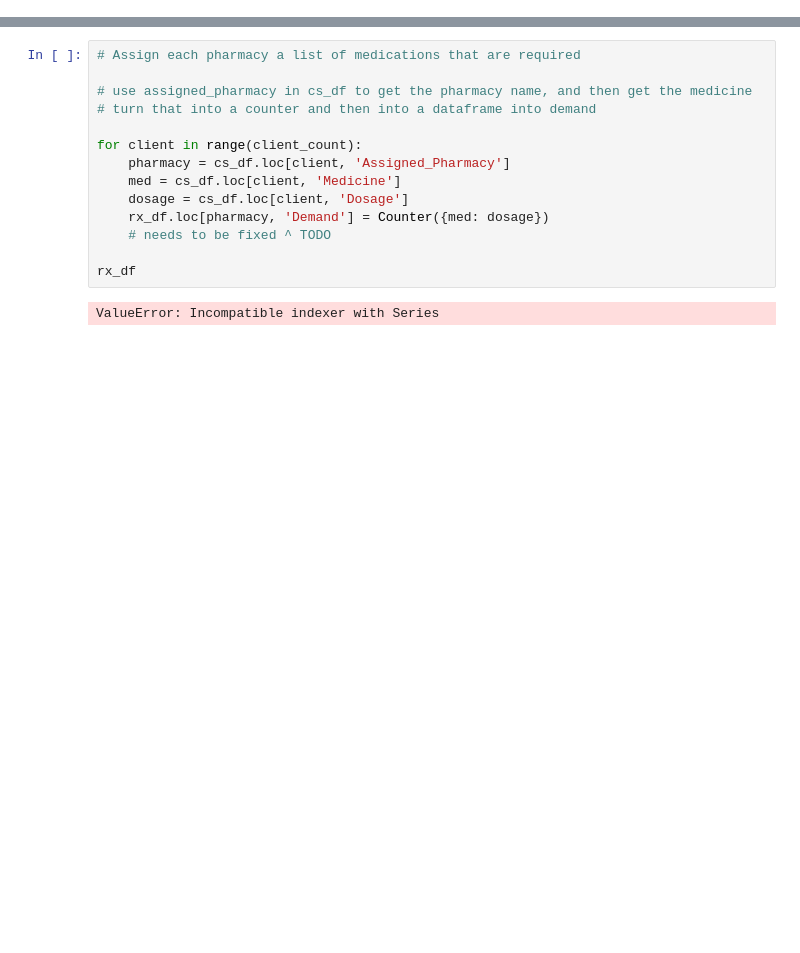
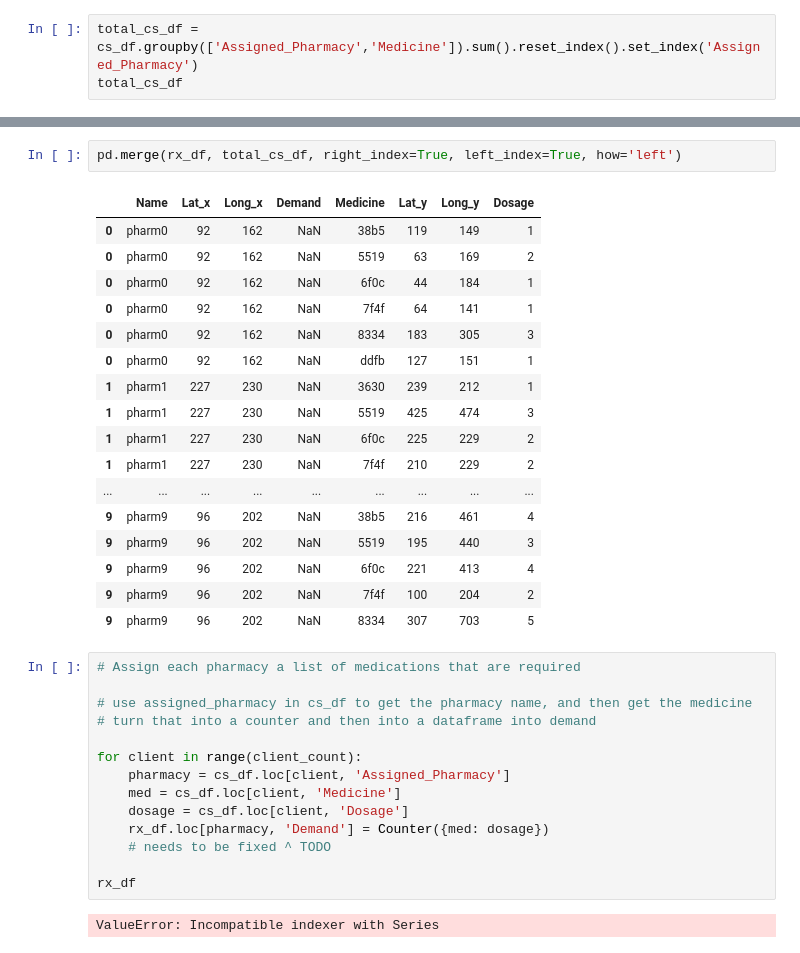
Before and after one commit to BigDataForSanDiego/Team-129, a Jupyter notebook: synth/sandbox.ipynb, the cells around one changed output, grey strips where cells are left out. Drawn from its saved outputs; the diff is of its cells as text; blank space fills up the shorter version.

Commit message:
Added groupby

```diff
--- a/synth/sandbox.ipynb
+++ b/synth/sandbox.ipynb
@@ -108,0 +122,3 @@ cs_df.head()
+# %%
+total_cs_df = cs_df.groupby(['Assigned_Pharmacy','Medicine']).sum().reset_index().set_index('Assigned_Pharmacy')
+total_cs_df
@@ -109,3 +144,23 @@ cs_df.head()
+# %%
+pd.merge(rx_df, total_cs_df, right_index=True, left_index=True, how='left')
+# %% [output]
+|  | Name | Lat_x | Long_x | Demand | Medicine | Lat_y | Long_y | Dosage |
+| 0 | pharm0 | 92 | 162 | NaN | 38b5 | 119 | 149 | 1 |
+| 0 | pharm0 | 92 | 162 | NaN | 5519 | 63 | 169 | 2 |
+| 0 | pharm0 | 92 | 162 | NaN | 6f0c | 44 | 184 | 1 |
+| 0 | pharm0 | 92 | 162 | NaN | 7f4f | 64 | 141 | 1 |
+| 0 | pharm0 | 92 | 162 | NaN | 8334 | 183 | 305 | 3 |
+| 0 | pharm0 | 92 | 162 | NaN | ddfb | 127 | 151 | 1 |
+| 1 | pharm1 | 227 | 230 | NaN | 3630 | 239 | 212 | 1 |
+| 1 | pharm1 | 227 | 230 | NaN | 5519 | 425 | 474 | 3 |
+| 1 | pharm1 | 227 | 230 | NaN | 6f0c | 225 | 229 | 2 |
+| 1 | pharm1 | 227 | 230 | NaN | 7f4f | 210 | 229 | 2 |
+| ... | ... | ... | ... | ... | ... | ... | ... | ... |
+| 9 | pharm9 | 96 | 202 | NaN | 38b5 | 216 | 461 | 4 |
+| 9 | pharm9 | 96 | 202 | NaN | 5519 | 195 | 440 | 3 |
+| 9 | pharm9 | 96 | 202 | NaN | 6f0c | 221 | 413 | 4 |
+| 9 | pharm9 | 96 | 202 | NaN | 7f4f | 100 | 204 | 2 |
+| 9 | pharm9 | 96 | 202 | NaN | 8334 | 307 | 703 | 5 |
 # %%
 # Assign each pharmacy a list of medications that are required
 
```
Also changed, not shown: parts of 6 cells of this notebook.
